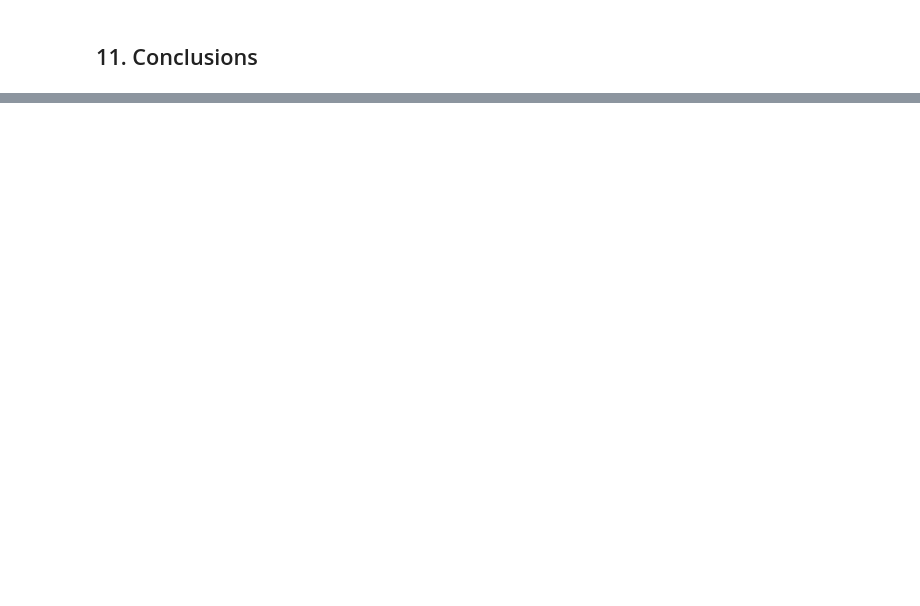
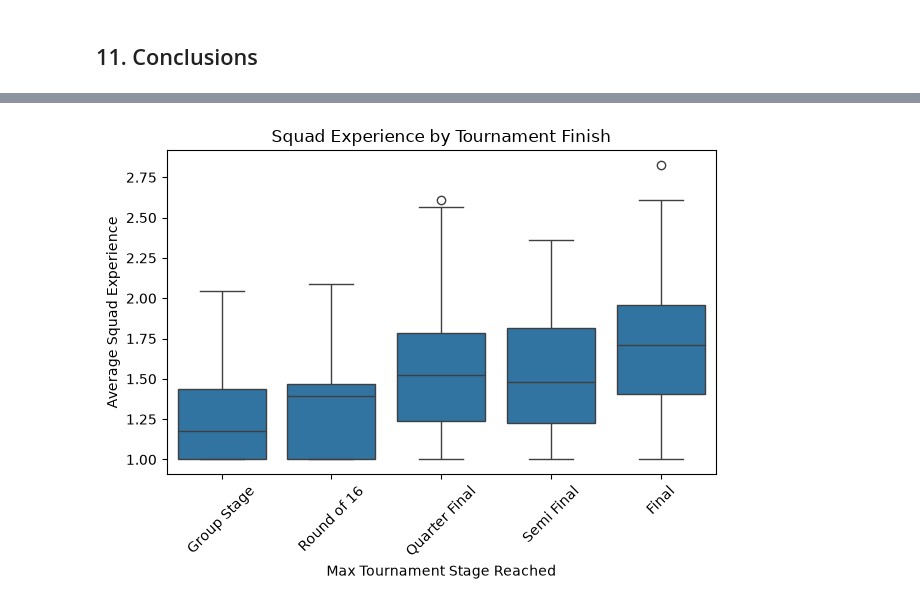
Before and after one commit to bev-amin/fifa-data-science, a Jupyter notebook: notebooks/01-exploration.ipynb, the cells around one changed output, grey strips where cells are left out. Saved outputs shown, nothing was run; the diff lists cells and outputs as text; code cells hidden in the pictures; blank space fills up the shorter version.

```diff
--- a/notebooks/01-exploration.ipynb
+++ b/notebooks/01-exploration.ipynb
@@ -1729,0 +2021,7 @@ Text(0.5, 1.0, 'Player Age vs Goals Scored per 90 Mins')
+# %%
+squad_exp_perform['winner'] = False
+for idx, row in tourn_winners.iterrows():
+    filter = ((squad_exp_perform['tournament_id'] == row['tournament_id']) & (squad_exp_perform['team_name'] == row['winner']))
+    squad_exp_perform.loc[filter, 'winner'] = True
+
+squad_exp_perform.sample(10)
@@ -1729,0 +2040,15 @@ Text(0.5, 1.0, 'Player Age vs Goals Scored per 90 Mins')
+# %%
+stage_map_simple = {
+    1.0 : 'Group Stage',
+    2.0: 'Round of 16',
+    3.0: 'Quarter Final',
+    4.0: 'Semi Final',
+    5.0: 'Semi Final',
+    6.0: 'Final'}
+
+squad_exp_perform['max_stage_name'] = squad_exp_perform['max_performance'].map(stage_map_simple)
+# %%
+''' Squad age vs success '''
+
+age_v_perform = mens_squads.groupby(['tournament_id', 'team_name'])['age'].agg(avg_age='mean', median_age='median', max_age='max').reset_index()
+age_v_perform
@@ -1729,0 +2069,2 @@ Text(0.5, 1.0, 'Player Age vs Goals Scored per 90 Mins')
+# %%
+squad_exp_perform = pd.merge(squad_exp_perform, age_v_perform, how='inner', on=['tournament_id', 'team_name'])
@@ -1729,0 +2087,12 @@ Text(0.5, 1.0, 'Player Age vs Goals Scored per 90 Mins')
+# %%
+stage_order = ['Group Stage', 'Round of 16', 'Quarter Final', 'Semi Final', 'Final']
+
+sns.boxplot(data=squad_exp_perform, x='max_stage_name', y='avg_experience', order=stage_order)
+
+plt.xlabel('Max Tournament Stage Reached')
+plt.xticks(rotation=45)
+plt.ylabel('Average Squad Experience')
+plt.title('Squad Experience by Tournament Finish')
+plt.tight_layout()
+# %% [output]
+[figure, added]
```
Also changed, not shown: parts of 24 cells of this notebook.
